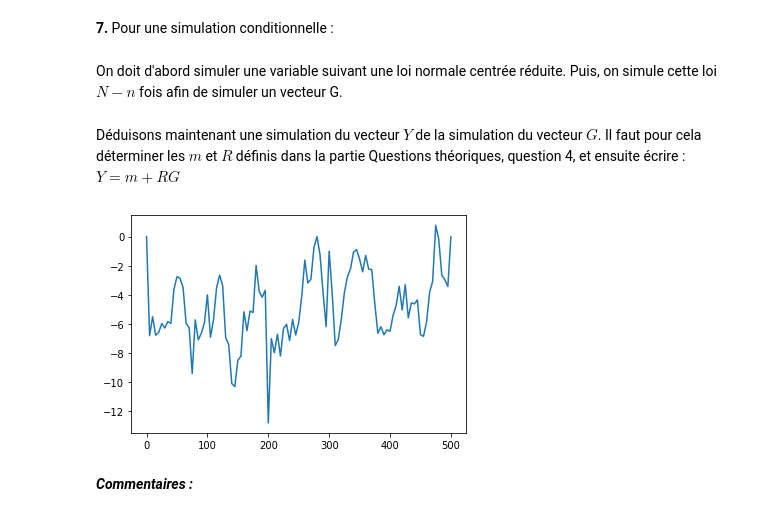
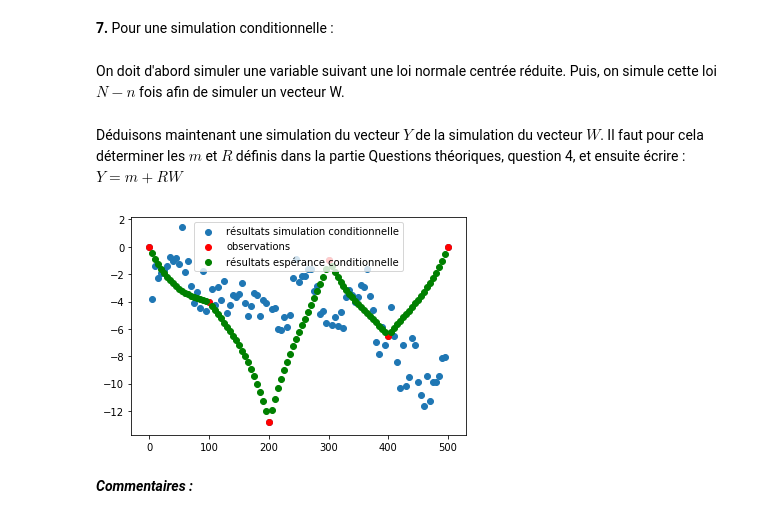
Before and after one commit to vincentlannelongue/projet_mathinfo_proba, a Jupyter notebook: projet_proba.ipynb, the cells around one changed output. Cells and saved outputs as stored; diff of their text form; code cells hidden in the pictures.

```diff
--- a/projet_proba.ipynb
+++ b/projet_proba.ipynb
@@ -191,20 +189,20 @@ Ainsi, le point adjacent (point 1) à une valeur connue (point 0) ne peut que pe
 # %% [markdown]
 **7.** Pour une simulation conditionnelle :
 # %% [markdown]
-On doit d'abord simuler une variable suivant une loi normale centrée réduite. Puis, on simule cette loi $N-n$ fois afin de simuler un vecteur G.
+On doit d'abord simuler une variable suivant une loi normale centrée réduite. Puis, on simule cette loi $N-n$ fois afin de simuler un vecteur W.
 # %%
-def G():
-    G = np.zeros(len(unknown_indexes))
+def W():
+    W = np.zeros(len(unknown_indexes))
     for i in range (len(unknown_indexes)):
-        G[i] = np.random.normal(0, 1, 1)
-    return G
+        W[i] = np.random.normal(0, 1, 1)
+    return W
 # %% [markdown]
-Déduisons maintenant une simulation du vecteur $Y$ de la simulation du vecteur $G$. Il faut pour cela déterminer les $m$ et $R$ définis dans la partie Questions théoriques, question 4, et ensuite écrire : $Y = m + RG$
+Déduisons maintenant une simulation du vecteur $Y$ de la simulation du vecteur $W$. Il faut pour cela déterminer les $m$ et $R$ définis dans la partie Questions théoriques, question 4, et ensuite écrire : $Y = m + RW$
 # %%
 m = np.array([mu for i in range(len(unknown_indexes))])
 R = np.linalg.cholesky(cov_cond)
 def simulation_cond():     #Ici, on renvoie seulement les profondeurs simulées
-    return m + R.dot(G())
+    return m + R.dot(W())
 
 def simulation():         # Ici, on intègre à la liste les points déjà connus
     S = np.zeros(N)       # On renvoie donc une liste de toutes les profondeurs
@@ -219,11 +217,14 @@ def simulation():         # Ici, on intègre à la liste les points déjà connu
             S[i] = depth[ind_obs]
             ind_obs+=1
     return S
-# %%
-plt.plot(discretization, simulation())
-plt.show()
-# %% [output]
-[figure, removed]
+# %%
+plt.scatter(discretization, simulation(), label = 'résultats simulation conditionnelle')
+plt.scatter([indexes*Delta for indexes in observation_indexes], depth, color = 'red', label = 'observations')
+plt.scatter([indexes*Delta for indexes in unknown_indexes], E_YX, color = 'green', label = 'résultats espérance conditionnelle' )
+plt.legend()
+plt.show()
+# %% [output]
+[figure, added]
 # %% [markdown]
 ***Commentaires :***
 # %% [markdown]
```
Also changed, not shown: parts of 3 cells of this notebook.
